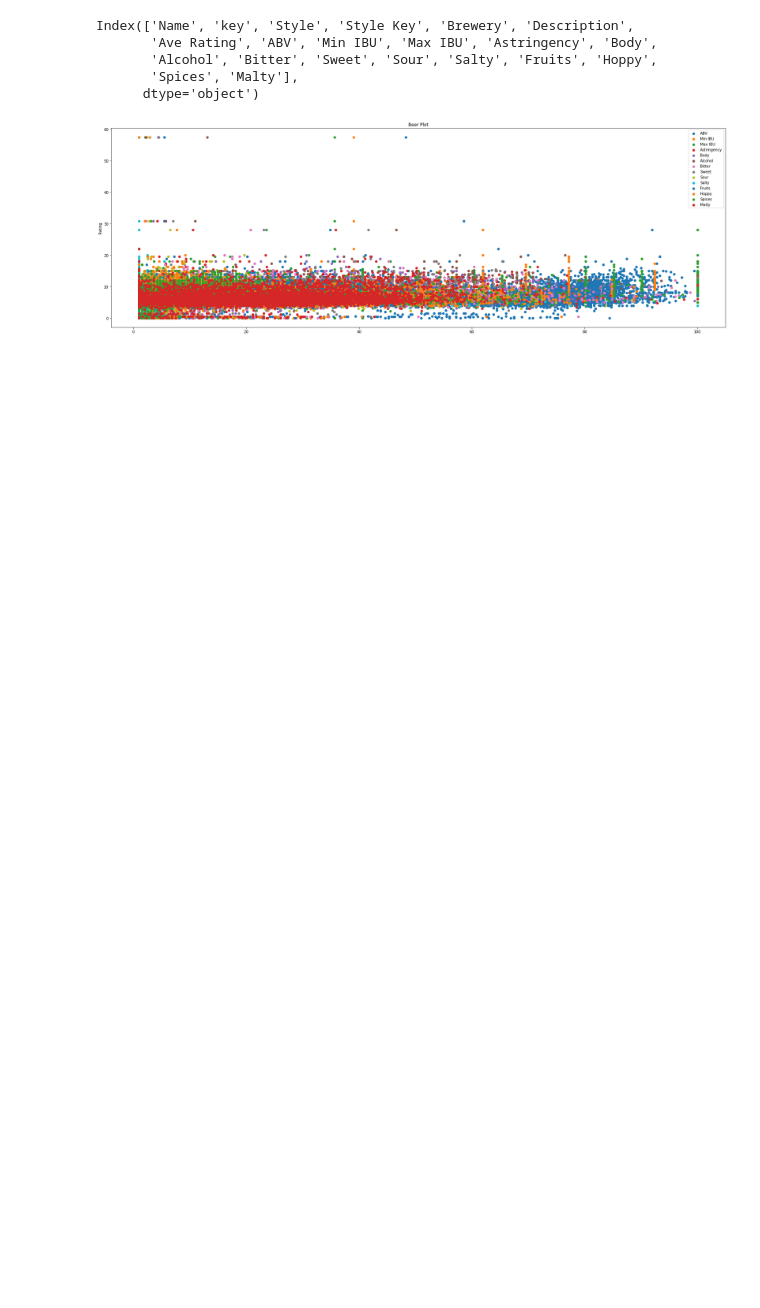
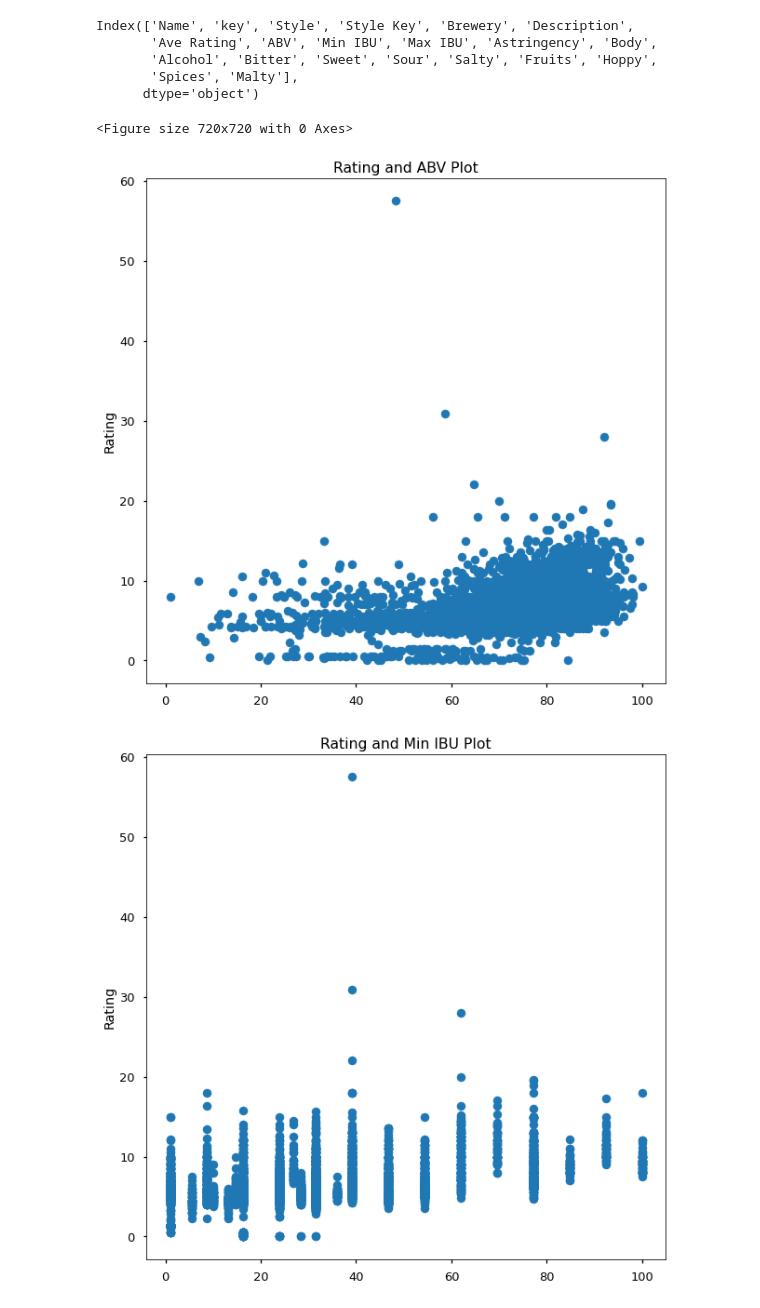
Before and after one commit to ljay1127/beer_analysis, a Jupyter notebook: beer_data_analysis.ipynb, the cells around one changed output. Saved outputs shown, nothing was run; the diff lists cells and outputs as text; code cells hidden in the pictures; blank space fills up the shorter version.

```diff
--- a/beer_data_analysis.ipynb
+++ b/beer_data_analysis.ipynb
@@ -74,12 +74,20 @@ x = ['ABV', 'Min IBU', 'Max IBU', 'Astringency', 'Body',
 scaler = MinMaxScaler(feature_range=(1,100))
 df[x] = scaler.fit_transform(df[x])
 # %%
-plt.figure(figsize=(30,10))
+plt.style.use('seaborn-talk')
+plt.figure(figsize=(10,10))
 for i in x:
+    plt.figure(figsize=(10,10))
     plt.scatter(df[i], df[y], label=i)
-plt.title('Beer Plot')
-plt.ylabel('Rating')
-plt.legend()
-plt.show()
+    plt.title('Rating and ' + i + ' Plot')
+    plt.ylabel('Rating')
+#     plt.legend()
+    plt.show()
+# plt.title('Beer Plot')
+# plt.ylabel('Rating')
+# plt.legend()
+# plt.show()
 # %% [output]
+<Figure size 720x720 with 0 Axes>
-[figure, old version]
+[figure, new version]
+[figure, added]
```
Also changed, not shown: parts of 1 cell of this notebook.
